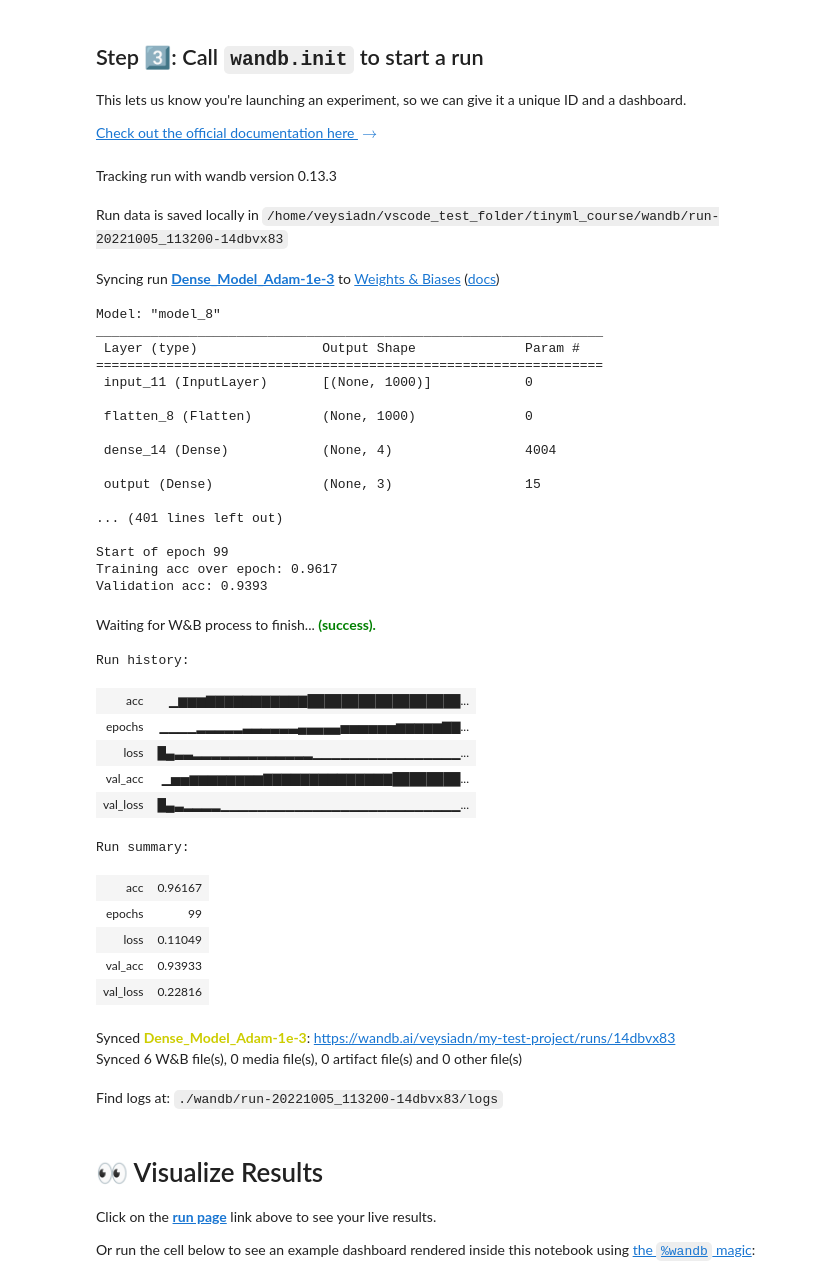
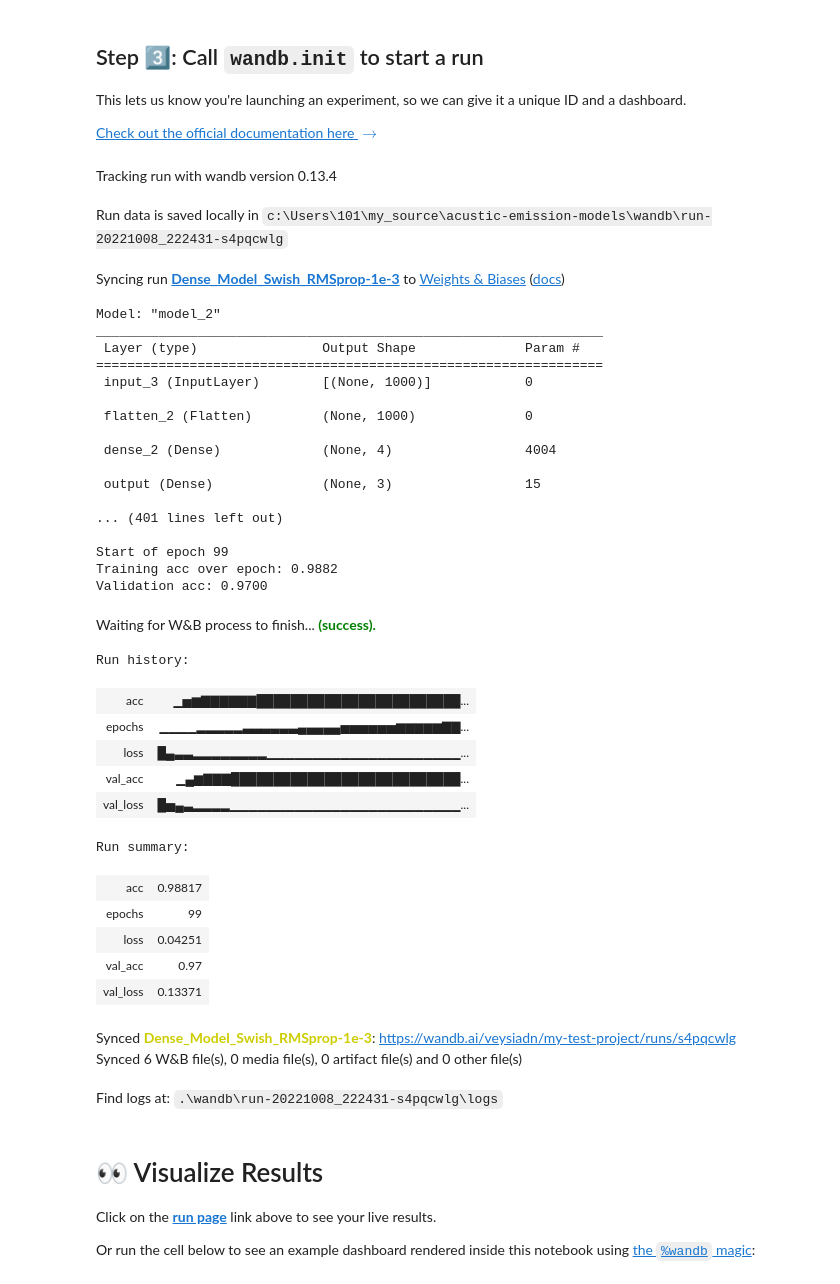
Before and after one commit to veysiadn/acustic-emission-models, a Jupyter notebook: wandb_track.ipynb, the cells around one changed output. Drawn from its saved outputs; the diff is of its cells as text; code cells hidden in the pictures.

Commit message:
add-swish model to wandb track

```diff
--- a/wandb_track.ipynb
+++ b/wandb_track.ipynb
@@ -168,6 +149,13 @@ def make_dense_model():
     outputs = keras.layers.Dense(3, name="output")(x2)
 
     return keras.Model(inputs=inputs, outputs=outputs)
+def make_dense_model_swish():
+    inputs = keras.Input(shape=(x_train.shape[1],))
+    x1 = tf.keras.layers.Flatten(input_shape=(1000,))(inputs)
+    x2 = keras.layers.Dense(4, activation="swish")(x1)
+    outputs = keras.layers.Dense(3, name="output")(x2)
+
+    return keras.Model(inputs=inputs, outputs=outputs)
 # %%
 def train_step(x, y, model, optimizer, loss_fn, train_acc_metric):
     with tf.GradientTape() as tape:
@@ -251,69 +239,69 @@ config = {
               "val_log_step": 50,
            }
 
-run = wandb.init(project='my-test-project', config=config, name='Dense_Model_Adam-1e-3')
+run = wandb.init(project='my-test-project', config=config, name='Dense_Model_Swish_RMSprop-1e-3')
 config = wandb.config
 
 # Initialize model.
-model = make_dense_model()
+model = make_dense_model_swish()
 model.summary()
 # Instantiate an optimizer to train the model.
-optimizer = keras.optimizers.Adam(learning_rate=config.learning_rate)
+optimizer = keras.optimizers.RMSprop(learning_rate=config.learning_rate)
 # Instantiate a loss function.
 loss_fn = keras.losses.SparseCategoricalCrossentropy(from_logits=True)
 
 # Prepare the metrics.
 train_acc_metric = keras.metrics.SparseCategoricalAccuracy()
 val_acc_metric = keras.metrics.SparseCategoricalAccuracy()
 
 train(train_dataset,
       test_dataset,
       model,
       optimizer,
       train_acc_metric,
       val_acc_metric,
       epochs=config.epochs,
       log_step=config.log_step,
       val_log_step=config.val_log_step)
 
 run.finish()  # In Jupyter/Colab, let us know you're finished!
 # %% [output]
-Tracking run with wandb version 0.13.3
+Tracking run with wandb version 0.13.4
-Run data is saved locally in /home/veysiadn/vscode_test_folder/tinyml_course/wandb/run-20221005_113200-14dbvx83
+Run data is saved locally in c:\Users\101\my_source\acustic-emission-models\wandb\run-20221008_222431-s4pqcwlg
-Syncing run Dense_Model_Adam-1e-3 to Weights & Biases (docs)
+Syncing run Dense_Model_Swish_RMSprop-1e-3 to Weights & Biases (docs)
-Model: "model_8"
+Model: "model_2"
 _________________________________________________________________
  Layer (type)                Output Shape              Param #
 =================================================================
- input_11 (InputLayer)       [(None, 1000)]            0
+ input_3 (InputLayer)        [(None, 1000)]            0
 
- flatten_8 (Flatten)         (None, 1000)              0
+ flatten_2 (Flatten)         (None, 1000)              0
 
- dense_14 (Dense)            (None, 4)                 4004
+ dense_2 (Dense)             (None, 4)                 4004
 
  output (Dense)              (None, 3)                 15
 
 ... (401 lines left out)
 
 Start of epoch 99
-Training acc over epoch: 0.9617
-Validation acc: 0.9393
+Training acc over epoch: 0.9882
+Validation acc: 0.9700
 Waiting for W&B process to finish... (success).
 Run history:
-| acc | ▁▆▆▆▇▇▇▇▇▇▇▇▇▇▇██████████████████... |
+| acc | ▁▅▆▇▇▇▇▇▇████████████████████████... |
 | epochs | ▁▁▁▁▂▂▂▂▂▃▃▃▃▃▃▄▄▄▄▄▅▅▅▅▅▅▆▆▆▆▆▇▇... |
-| loss | █▄▃▃▂▂▂▂▂▂▂▂▂▂▂▂▂▁▁▁▁▁▁▁▁▁▁▁▁▁▁▁▁... |
-| val_acc | ▁▅▅▆▆▆▆▆▆▆▆▇▇▇▇▇▇▇▇▇▇▇▇▇▇████████... |
-| val_loss | █▄▃▂▂▂▂▁▁▁▁▁▁▁▁▁▁▁▁▁▁▁▁▁▁▁▁▁▁▁▁▁▁... |
+| loss | █▄▃▃▂▂▂▂▂▂▂▂▁▁▁▁▁▁▁▁▁▁▁▁▁▁▁▁▁▁▁▁▁... |
+| val_acc | ▁▄▆▇▇▇███████████████████████████... |
+| val_loss | █▅▄▃▂▂▂▂▁▁▁▁▁▁▁▁▁▁▁▁▁▁▁▁▁▁▁▁▁▁▁▁▁... |
 Run summary:
-| acc | 0.96167 |
+| acc | 0.98817 |
 | epochs | 99 |
-| loss | 0.11049 |
-| val_acc | 0.93933 |
-| val_loss | 0.22816 |
+| loss | 0.04251 |
+| val_acc | 0.97 |
+| val_loss | 0.13371 |
-Synced Dense_Model_Adam-1e-3: https://wandb.ai/veysiadn/my-test-project/runs/14dbvx83
+Synced Dense_Model_Swish_RMSprop-1e-3: https://wandb.ai/veysiadn/my-test-project/runs/s4pqcwlg
 Synced 6 W&B file(s), 0 media file(s), 0 artifact file(s) and 0 other file(s)
-Find logs at: ./wandb/run-20221005_113200-14dbvx83/logs
+Find logs at: .\wandb\run-20221008_222431-s4pqcwlg\logs
 # %% [markdown]
 # 👀 Visualize Results
 
```
Also changed, not shown: parts of 2 cells of this notebook, 1 other file.
